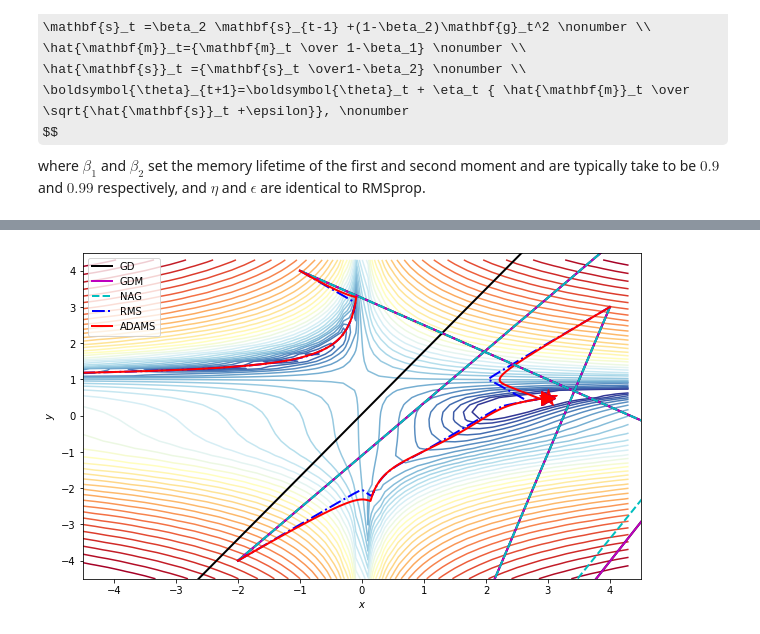
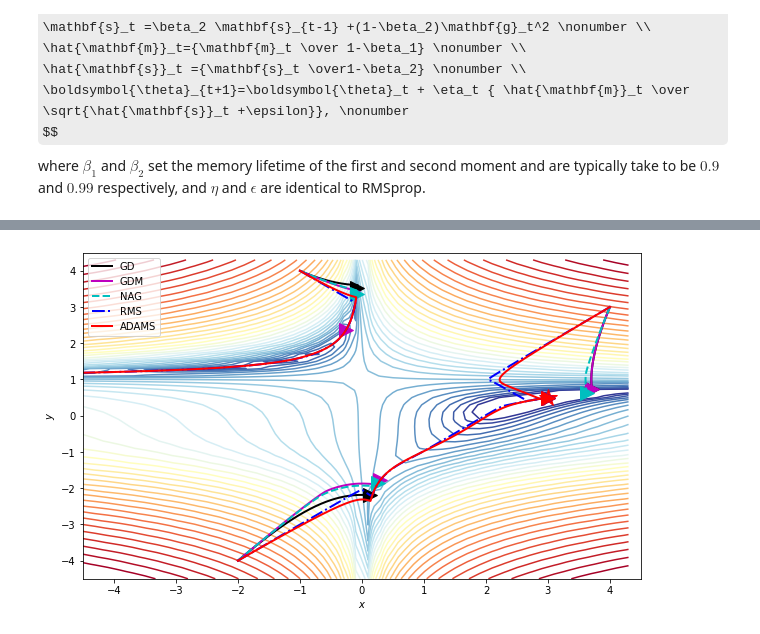
Before and after one commit to DBustamante98/ML-Notebooks-2023, a Jupyter notebook: NB_CIV-gradient_descent.ipynb, the cells around one changed output, grey strips where cells are left out. Cells and saved outputs as stored; diff of their text form; code cells hidden in the pictures; some formulas as TeX source.

```diff
--- a/NB_CIV-gradient_descent.ipynb
+++ b/NB_CIV-gradient_descent.ipynb
@@ -495,7 +498,7 @@ plt.close()
 #Make static plot of the results
 Nsteps=10**4
 lr_l=10**-3 # 10**-3
-lr_s=10**-3 # 10**-6
+lr_s=10**-6 # 10**-6
 
 init1=np.array([4,3])
 fig1, ax1=contour_beales_function()
@@ -528,31 +531,31 @@ plt.legend(loc=2)
 init3=np.array([-1,4])
 
 gd_trajectory3=gd(grad_beales_function,init3,10**5, eta=lr_s, noise_strength=0)
 gdm_trajectory3=gd_with_mom(grad_beales_function,init3,10**5,eta=lr_s, gamma=0.9,noise_strength=0)
 NAG_trajectory3=NAG(grad_beales_function,init3,Nsteps,eta=lr_s, gamma=0.9,noise_strength=0)
 rms_prop_trajectory3=rms_prop(grad_beales_function,init3,Nsteps,eta=lr_l, beta=0.9,epsilon=10**-8,noise_strength=0)
 adam_trajectory3=adams(grad_beales_function,init3,Nsteps,eta=lr_l, gamma=0.9, beta=0.99,epsilon=10**-8,noise_strength=0)
 
 overlay_trajectory_contour_M(ax1,gd_trajectory3, 'GD','k')
 overlay_trajectory_contour_M(ax1,gdm_trajectory3, 'GDM','m')
 overlay_trajectory_contour_M(ax1,NAG_trajectory3, 'NAG','c--')
 overlay_trajectory_contour_M(ax1,rms_prop_trajectory3,'RMS', 'b-.')
 overlay_trajectory_contour_M(ax1,adam_trajectory3,'ADAMS', 'r')
 
 init4=np.array([-2,-4])
 
 gd_trajectory4=gd(grad_beales_function,init4,Nsteps, eta=lr_s, noise_strength=0)
 gdm_trajectory4=gd_with_mom(grad_beales_function,init4,Nsteps,eta=lr_s, gamma=0.9,noise_strength=0)
 NAG_trajectory4=NAG(grad_beales_function,init4,Nsteps,eta=lr_s, gamma=0.9,noise_strength=0)
 rms_prop_trajectory4=rms_prop(grad_beales_function,init4,Nsteps,eta=lr_l, beta=0.9,epsilon=10**-8,noise_strength=0)
 adam_trajectory4=adams(grad_beales_function,init4,Nsteps,eta=lr_l, gamma=0.9, beta=0.99,epsilon=10**-8,noise_strength=0)
 
 overlay_trajectory_contour_M(ax1,gd_trajectory4, 'GD','k')
 overlay_trajectory_contour_M(ax1,gdm_trajectory4, 'GDM','m')
 overlay_trajectory_contour_M(ax1,NAG_trajectory4, 'NAG','c--')
 overlay_trajectory_contour_M(ax1,rms_prop_trajectory4,'RMS', 'b-.')
 overlay_trajectory_contour_M(ax1,adam_trajectory4,'ADAMS', 'r')
 
 plt.show()
 # %% [output]
-[figure, old version]
+[figure, new version]
```
Also changed, not shown: parts of 1 cell of this notebook.
